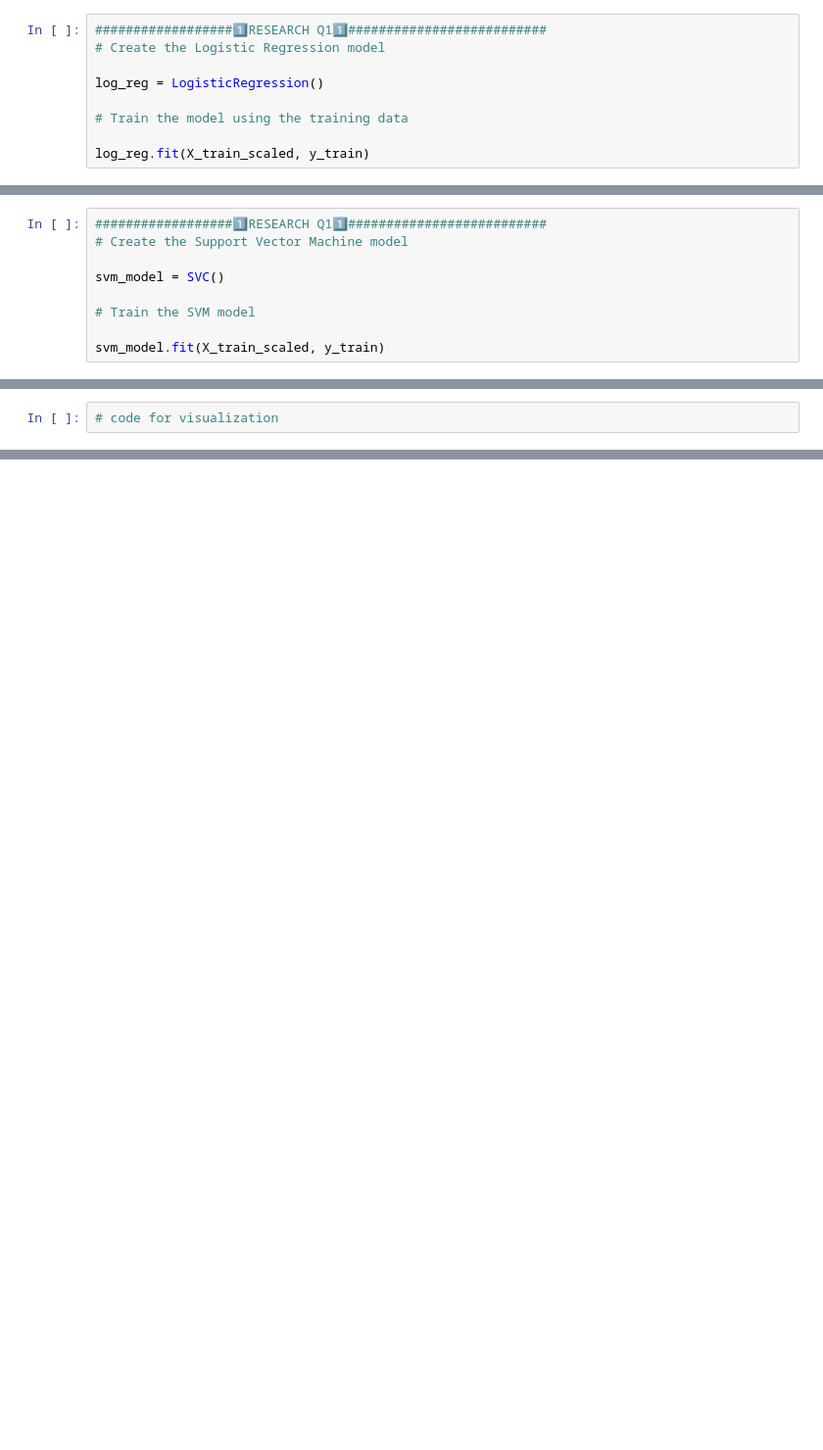
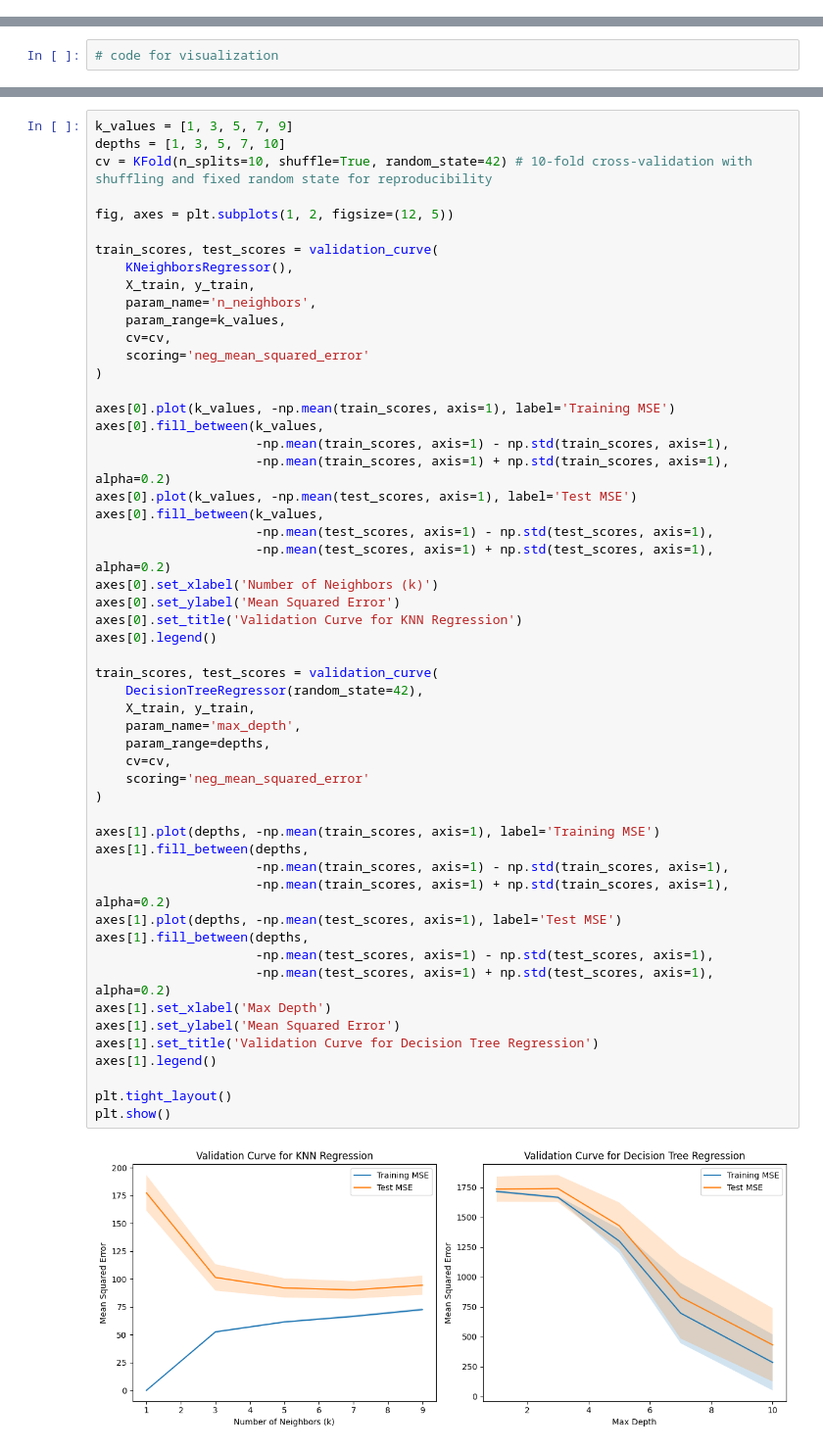
Before and after one commit to meryla/sfml-project, a Jupyter notebook: sfml.ipynb, the cells around one changed output, grey strips where cells are left out. Shown at 98% size. Saved outputs shown, nothing was run; the diff lists cells and outputs as text; blank space fills up the shorter version.

```diff
--- a/sfml.ipynb
+++ b/sfml.ipynb
@@ -111,12 +72,3 @@ For the regression task, we use:
 -
 
 These models were chosen because ...
-# %%
-##################1️⃣RESEARCH Q11️⃣##########################
-# Create the Logistic Regression model
-
-log_reg = LogisticRegression()
-
-# Train the model using the training data
-
-log_reg.fit(X_train_scaled, y_train)
@@ -125,9 +74,0 @@ LogisticRegression()
-# %%
-##################1️⃣RESEARCH Q11️⃣##########################
-# Create the Support Vector Machine model
-
-svm_model = SVC()
-
-# Train the SVM model
-
-svm_model.fit(X_train_scaled, y_train)
@@ -851,0 +496,55 @@ print(f'Target Classes: {df["class"].unique()}')
+# %%
+k_values = [1, 3, 5, 7, 9]
+depths = [1, 3, 5, 7, 10]
+cv = KFold(n_splits=10, shuffle=True, random_state=42) # 10-fold cross-validation with shuffling and fixed random state for reproducibility
+
+fig, axes = plt.subplots(1, 2, figsize=(12, 5))
+
+train_scores, test_scores = validation_curve(
+    KNeighborsRegressor(),
+    X_train, y_train,
+    param_name='n_neighbors',
+    param_range=k_values,
+    cv=cv,
+    scoring='neg_mean_squared_error'
+)
+
+axes[0].plot(k_values, -np.mean(train_scores, axis=1), label='Training MSE')
+axes[0].fill_between(k_values,
+                     -np.mean(train_scores, axis=1) - np.std(train_scores, axis=1),
+                     -np.mean(train_scores, axis=1) + np.std(train_scores, axis=1), alpha=0.2)
+axes[0].plot(k_values, -np.mean(test_scores, axis=1), label='Test MSE')
+axes[0].fill_between(k_values,
+                     -np.mean(test_scores, axis=1) - np.std(test_scores, axis=1),
+                     -np.mean(test_scores, axis=1) + np.std(test_scores, axis=1), alpha=0.2)
+axes[0].set_xlabel('Number of Neighbors (k)')
+axes[0].set_ylabel('Mean Squared Error')
+axes[0].set_title('Validation Curve for KNN Regression')
+axes[0].legend()
+
+train_scores, test_scores = validation_curve(
+    DecisionTreeRegressor(random_state=42),
+    X_train, y_train,
+    param_name='max_depth',
+    param_range=depths,
+    cv=cv,
+    scoring='neg_mean_squared_error'
+)
+
+axes[1].plot(depths, -np.mean(train_scores, axis=1), label='Training MSE')
+axes[1].fill_between(depths,
+                     -np.mean(train_scores, axis=1) - np.std(train_scores, axis=1),
+                     -np.mean(train_scores, axis=1) + np.std(train_scores, axis=1), alpha=0.2)
+axes[1].plot(depths, -np.mean(test_scores, axis=1), label='Test MSE')
+axes[1].fill_between(depths,
+                     -np.mean(test_scores, axis=1) - np.std(test_scores, axis=1),
+                     -np.mean(test_scores, axis=1) + np.std(test_scores, axis=1), alpha=0.2)
+axes[1].set_xlabel('Max Depth')
+axes[1].set_ylabel('Mean Squared Error')
+axes[1].set_title('Validation Curve for Decision Tree Regression')
+axes[1].legend()
+
+plt.tight_layout()
+plt.show()
+# %% [output]
+[figure, added]
```
Also changed, not shown: parts of 110 cells of this notebook.
